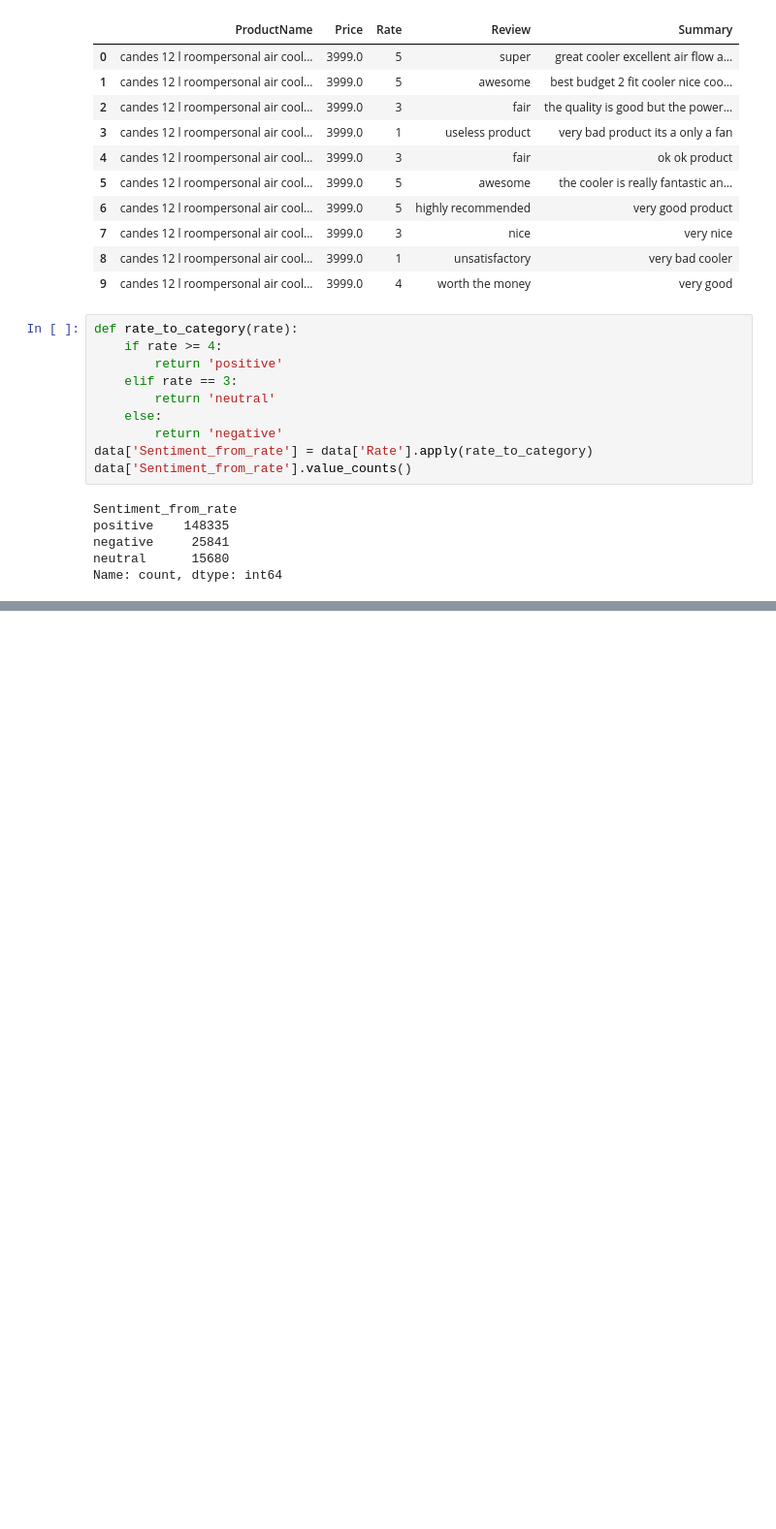
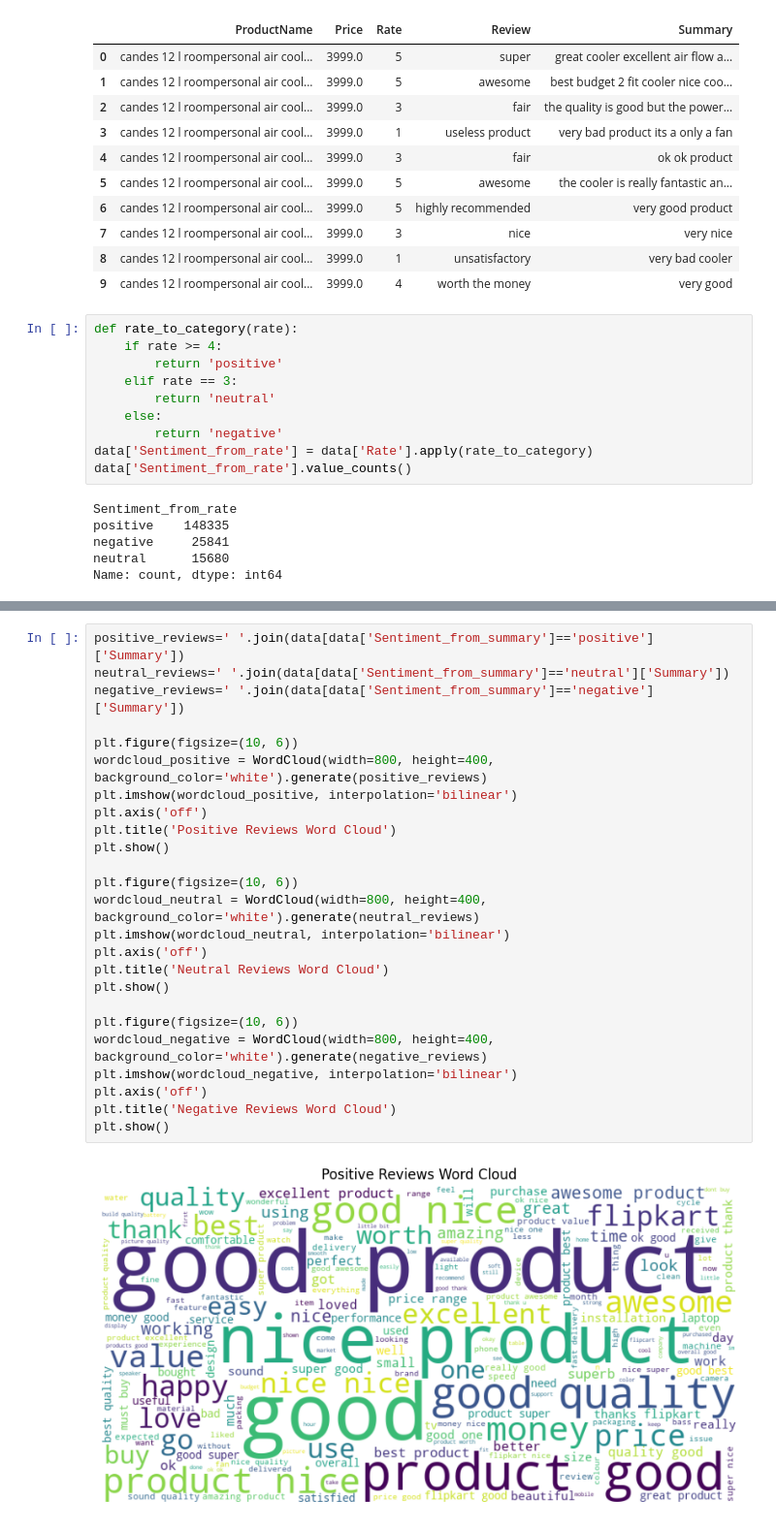
Before and after one commit to anazmuhdd/Flipkart_Review_Analyzer, a Jupyter notebook: notebook 1.ipynb, the cells around one changed output, grey strips where cells are left out. Shown at 97% size. Drawn from its saved outputs; the diff is of its cells as text; blank space fills up the shorter version.

```diff
--- a/notebook 1.ipynb
+++ b/notebook 1.ipynb
@@ -355,0 +473,27 @@ data.head
+# %%
+positive_reviews=' '.join(data[data['Sentiment_from_summary']=='positive']['Summary'])
+neutral_reviews=' '.join(data[data['Sentiment_from_summary']=='neutral']['Summary'])
+negative_reviews=' '.join(data[data['Sentiment_from_summary']=='negative']['Summary'])
+
+plt.figure(figsize=(10, 6))
+wordcloud_positive = WordCloud(width=800, height=400, background_color='white').generate(positive_reviews)
+plt.imshow(wordcloud_positive, interpolation='bilinear')
+plt.axis('off')
+plt.title('Positive Reviews Word Cloud')
+plt.show()
+
+plt.figure(figsize=(10, 6))
+wordcloud_neutral = WordCloud(width=800, height=400, background_color='white').generate(neutral_reviews)
+plt.imshow(wordcloud_neutral, interpolation='bilinear')
+plt.axis('off')
+plt.title('Neutral Reviews Word Cloud')
+plt.show()
+
+plt.figure(figsize=(10, 6))
+wordcloud_negative = WordCloud(width=800, height=400, background_color='white').generate(negative_reviews)
+plt.imshow(wordcloud_negative, interpolation='bilinear')
+plt.axis('off')
+plt.title('Negative Reviews Word Cloud')
+plt.show()
+# %% [output]
+[figure, added]
```
Also changed, not shown: parts of 10 cells of this notebook, 2 other files.
